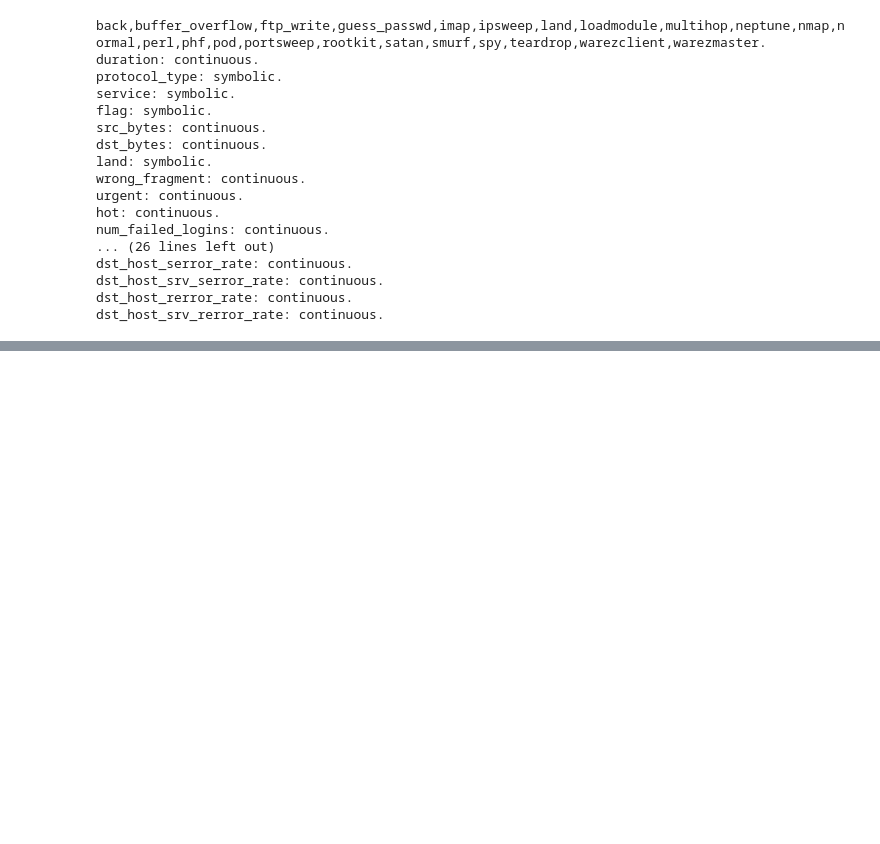
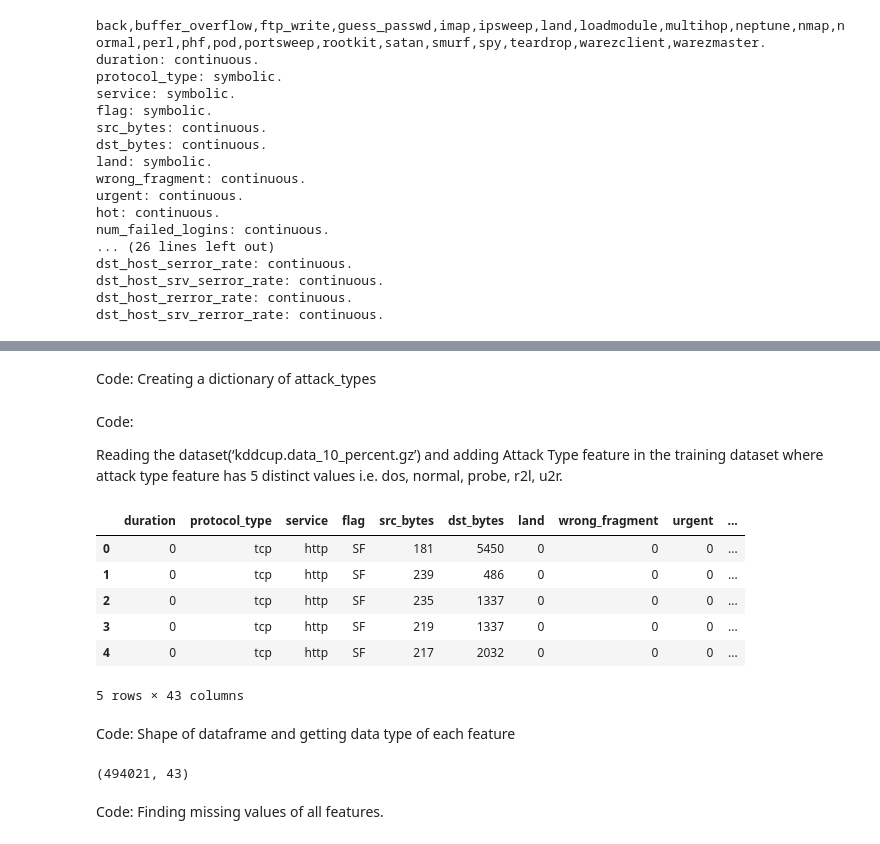
Before and after one commit to Arif-Badhon/Intruson_Detection_System_Using_Machine_Learning_Algorithms, a Jupyter notebook: system.ipynb, the cells around one changed output, grey strips where cells are left out. Cells and saved outputs as stored; diff of their text form; code cells hidden in the pictures; blank space fills up the shorter version.

```diff
--- a/system.ipynb
+++ b/system.ipynb
@@ -64,0 +142,55 @@ dst_host_srv_rerror_rate: continuous.
+# %% [markdown]
+Code: Creating a dictionary of attack_types
+# %%
+attacks_types = {
+    'normal': 'normal',
+'back': 'dos',
+'buffer_overflow': 'u2r',
+'ftp_write': 'r2l',
+'guess_passwd': 'r2l',
+'imap': 'r2l',
+'ipsweep': 'probe',
+'land': 'dos',
+'loadmodule': 'u2r',
+'multihop': 'r2l',
+'neptune': 'dos',
+'nmap': 'probe',
+'perl': 'u2r',
+'phf': 'r2l',
+'pod': 'dos',
+'portsweep': 'probe',
+'rootkit': 'u2r',
+'satan': 'probe',
+'smurf': 'dos',
+'spy': 'r2l',
+'teardrop': 'dos',
+'warezclient': 'r2l',
+'warezmaster': 'r2l',
+}
+# %% [markdown]
+Code:
+
+Reading the dataset(‘kddcup.data_10_percent.gz’) and adding Attack Type feature in the training dataset where attack type feature has 5 distinct values i.e. dos, normal, probe, r2l, u2r.
+# %%
+path = "Data/kddcup.data_10_percent.gz"
+df = pd.read_csv(path, names = columns)
+
+# Adding Attack Type column
+df['Attack Type'] = df.target.apply(lambda r:attacks_types[r[:-1]])
+df.head()
+# %% [output]
+|  | duration | protocol_type | service | flag | src_bytes | dst_bytes | land | wrong_fragment | urgent | ... |
+| 0 | 0 | tcp | http | SF | 181 | 5450 | 0 | 0 | 0 | ... |
+| 1 | 0 | tcp | http | SF | 239 | 486 | 0 | 0 | 0 | ... |
+| 2 | 0 | tcp | http | SF | 235 | 1337 | 0 | 0 | 0 | ... |
+| 3 | 0 | tcp | http | SF | 219 | 1337 | 0 | 0 | 0 | ... |
+| 4 | 0 | tcp | http | SF | 217 | 2032 | 0 | 0 | 0 | ... |
+5 rows × 43 columns
+# %% [markdown]
+Code: Shape of dataframe and getting data type of each feature
+# %%
+df.shape
+# %% [output]
+(494021, 43)
+# %% [markdown]
+Code: Finding missing values of all features.
```
Also changed, not shown: parts of 27 cells of this notebook, 1 other file.
